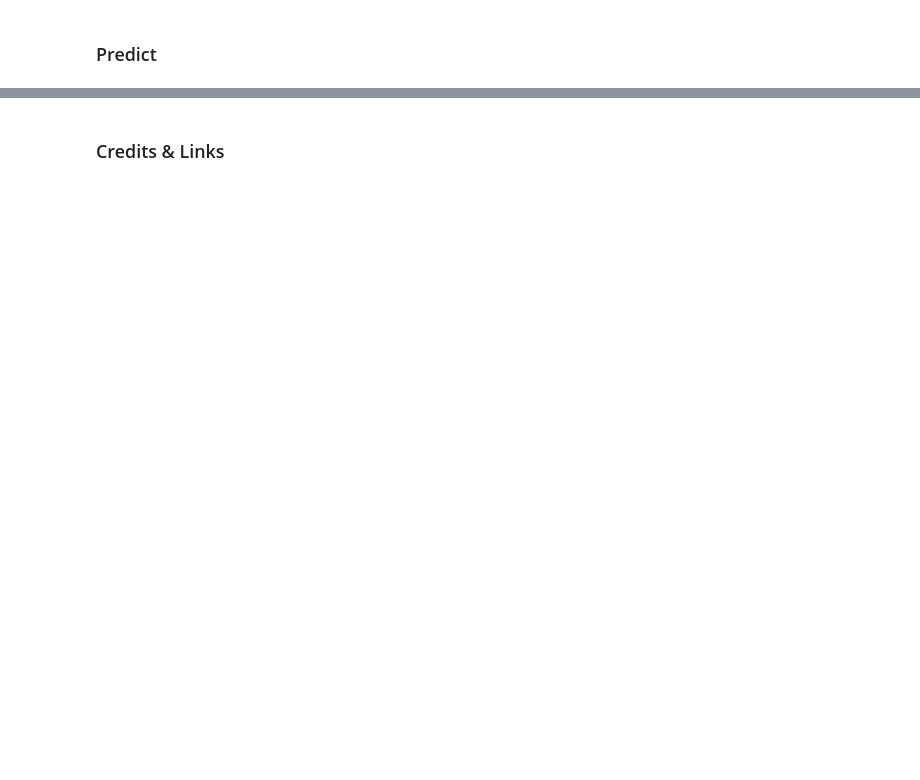
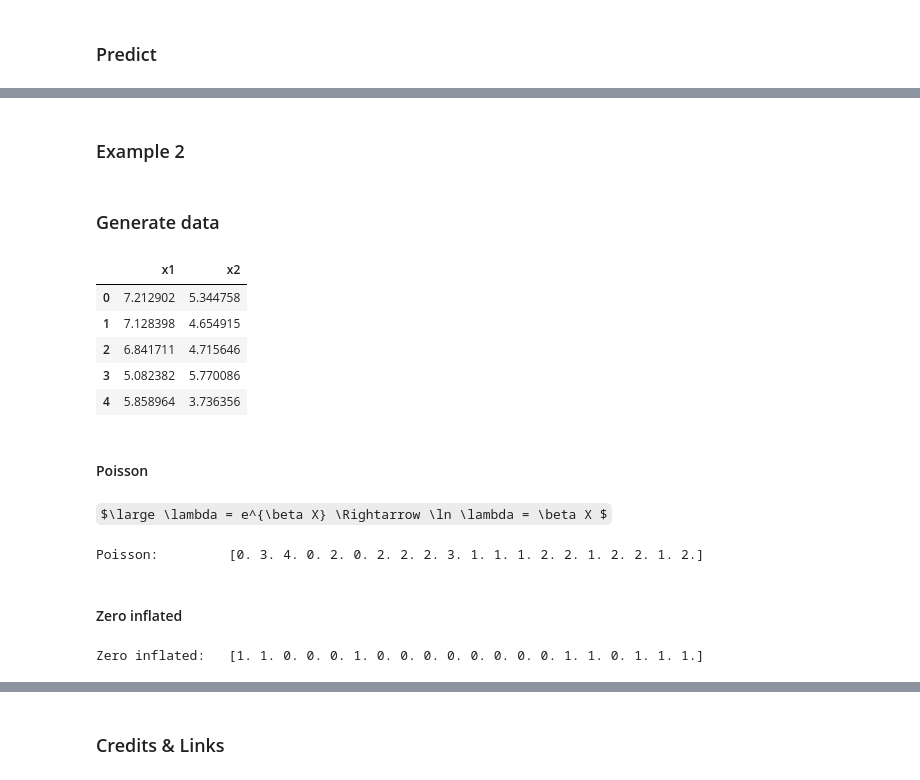
Before and after one commit to miltonluaces/time_series, a Jupyter notebook: sparse/zero_inflated_poisson.ipynb, the cells around one changed output, grey strips where cells are left out. Saved outputs shown, nothing was run; the diff lists cells and outputs as text; code cells hidden in the pictures; some formulas as TeX source; blank space fills up the shorter version.

```diff
--- a/sparse/zero_inflated_poisson.ipynb
+++ b/sparse/zero_inflated_poisson.ipynb
@@ -76,0 +81,47 @@ plt.legend(('orig','pred'));
+# %% [markdown]
+### Example 2
+# %% [markdown]
+### Generate data
+# %%
+np.random.seed(123456789)
+m = 5
+sd = 1
+N = 100000
+x1= np.random.normal(m,sd,size=N)
+x2= np.random.normal(m,sd,size=N)
+x = pd.DataFrame({'x1':x1, 'x2':x2})
+x.head()
+# %% [output]
+|  | x1 | x2 |
+| 0 | 7.212902 | 5.344758 |
+| 1 | 7.128398 | 4.654915 |
+| 2 | 6.841711 | 4.715646 |
+| 3 | 5.082382 | 5.770086 |
+| 4 | 5.858964 | 3.736356 |
+# %% [markdown]
+#### Poisson
+# %% [markdown]
+$\large \lambda = e^{\beta X} \Rightarrow \ln \lambda = \beta X $
+# %%
+poisson = np.zeros(N)
+poi_beta = [0.2, -0.1]
+for i, item in enumerate(x1):
+    bXi = poi_beta[0] * x1[i] + poi_beta[1] * x2[i]
+    lmbda = math.exp(bXi)
+    poisson[i] = np.random.poisson(lmbda)
+
+print('Poisson: \t', poisson[0:20])
+# %% [output]
+Poisson:         [0. 3. 4. 0. 2. 0. 2. 2. 2. 3. 1. 1. 1. 2. 2. 1. 2. 2. 1. 2.]
+# %% [markdown]
+#### Zero inflated
+# %%
+zeroinf = np.zeros(N)
+zinf_beta = [0.3, -0.2]
+for i, item in enumerate(x1):
+    bXi = zinf_beta[0] * x1[i] + zinf_beta[1] * x2[i]
+    zeroinf[i] = np.random.logistic(-bXi) > 0
+
+print('Zero inflated: \t', zeroinf[0:20,])
+# %% [output]
+Zero inflated:   [1. 1. 0. 0. 0. 1. 0. 0. 0. 0. 0. 0. 0. 0. 1. 1. 0. 1. 1. 1.]
```
Also changed, not shown: parts of 11 cells of this notebook, 33 other files.
